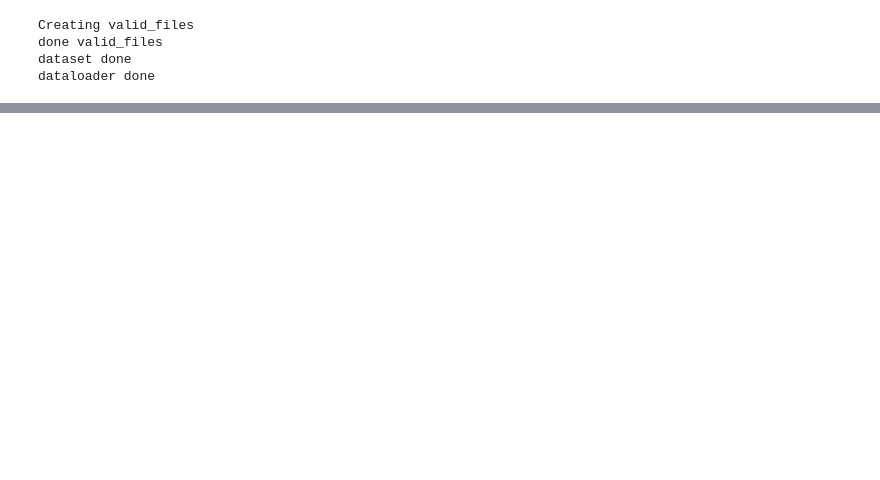
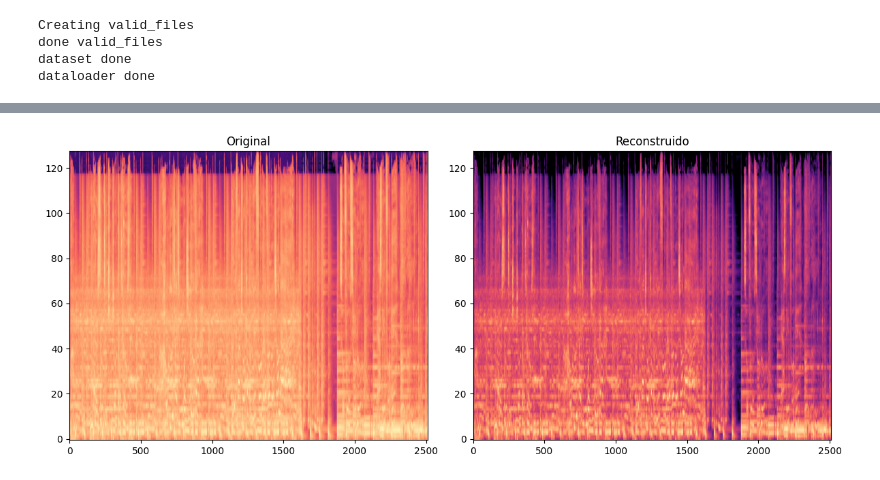
Before and after one commit to lukemaster/euterpe, a Jupyter notebook: vae_executor.train.ipynb, the cells around one changed output, grey strips where cells are left out. Drawn from its saved outputs; the diff is of its cells as text; code cells hidden in the pictures; blank space fills up the shorter version.

Commit message:
feat: 3 convolutional layers (#3)
25 seconds of samping
batches: 8 and 1 tested

```diff
--- a/vae_executor.train.ipynb
+++ b/vae_executor.train.ipynb
@@ -59,26 +59,36 @@ import torch.nn.functional as F
 class VAE_Encoder(nn.Module):
     def __init__(self):
         super(VAE_Encoder, self).__init__()
-
         self.conv1 = nn.Conv2d(1, 32, kernel_size=3, stride=1, padding=1)
         self.conv2 = nn.Conv2d(32, 64, kernel_size=3, stride=1, padding=1)
+        self.conv3 = nn.Conv2d(64, 128, kernel_size=3, stride=1, padding=1)
 
     def forward(self, x):
+        x = F.pad(x, (0, 0, 1, 1))
         x = F.relu(self.conv1(x))
         x = F.relu(self.conv2(x))
+        x = F.relu(self.conv3(x))
         return x
 
 
 class VAE_Decoder(nn.Module):
     def __init__(self):
         super(VAE_Decoder, self).__init__()
-        self.deconv1 = nn.ConvTranspose2d(64, 32, kernel_size=3, stride=1, padding=1)
-        self.deconv2 = nn.ConvTranspose2d(32, 1, kernel_size=3, stride=1, padding=1)
+        self.deconv1 = nn.ConvTranspose2d(128, 64, kernel_size=3, stride=1, padding=1)
+        self.deconv2 = nn.ConvTranspose2d(64, 32, kernel_size=3, stride=1, padding=1)
+        self.deconv3 = nn.ConvTranspose2d(32, 1, kernel_size=3, stride=1, padding=1)
 
     def forward(self, x):
         x = F.relu(self.deconv1(x))
-        x = torch.tanh(self.deconv2(x))
+        x = F.relu(self.deconv2(x))
+        x = F.relu(self.deconv3(x))
+
+        x = x[:, :, :128, :2510]
         return x
+
+
+
+
 
 class VAE(nn.Module):
     def __init__(self):
@@ -90,6 +100,7 @@ class VAE(nn.Module):
         z = self.encoder(x)
         reconstructed_x = self.decoder(z)
         return reconstructed_x
+
 
 class LitVAE(pl.LightningModule):
     def __init__(self, latent_dim=128, learning_rate=1e-3):
@@ -110,14 +121,12 @@ class LitVAE(pl.LightningModule):
         optimizer = optim.Adam(self.parameters(), lr=self.learning_rate)
         return optimizer
 # %%
-
-train_dataloader = DataLoader(dataset, batch_size=16, shuffle=True)
 
 model = LitVAE(latent_dim=128)
 
-trainer = pl.Trainer(max_epochs=5)
+trainer = pl.Trainer(max_epochs=1)
 
-trainer.fit(model, train_dataloader)
+trainer.fit(model, dataloader)
 # %% [output]
 You are using the plain ModelCheckpoint callback. Consider using LitModelCheckpoint which with seamless uploading to Model registry.
 GPU available: True (cuda), used: True
@@ -138,24 +150,28 @@ LOCAL_RANK: 0 - CUDA_VISIBLE_DEVICES: [0]
 # %%
 import matplotlib.pyplot as plt
 
+
 model.eval()
 
+
 with torch.no_grad():
-    for batch in train_dataloader:
+    for batch in dataloader:
         x, _ = batch
         x = x.to(model.device)
 
         reconstructed_x = model(x)
 
         original = x[0].squeeze().cpu().numpy()
         reconstruido = reconstructed_x[0].squeeze().cpu().numpy()
 
         fig, axs = plt.subplots(1, 2, figsize=(12, 5))
         axs[0].imshow(original, aspect='auto', origin='lower', cmap='magma')
         axs[0].set_title("Original")
         axs[1].imshow(reconstruido, aspect='auto', origin='lower', cmap='magma')
         axs[1].set_title("Reconstruido")
         plt.tight_layout()
         plt.show()
 
         break
+# %% [output]
+[figure, added]
```
Also changed, not shown: parts of 2 cells of this notebook.
